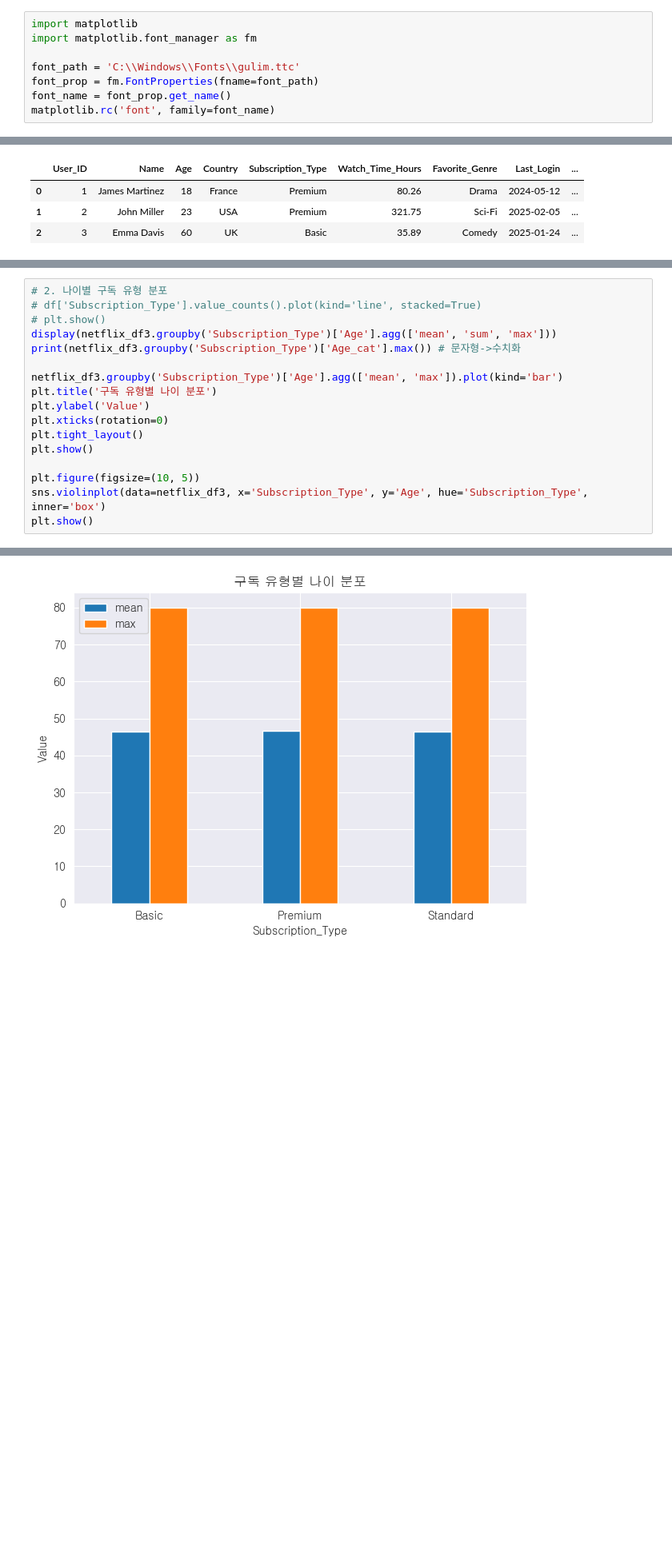
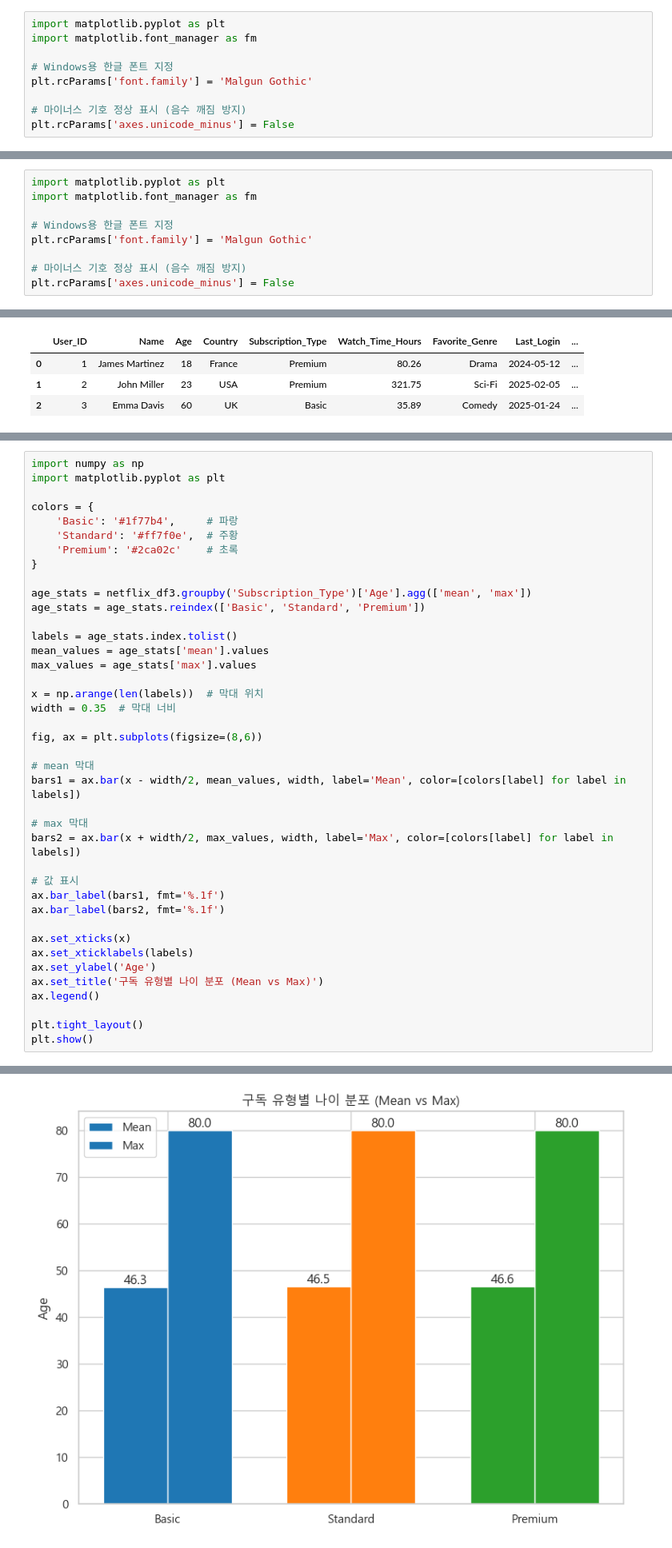
Before and after one commit to skn-ai14-250409/SKN14-EDA-5Team, a Jupyter notebook: JeonJungKyu/last.ipynb, the cells around one changed output, grey strips where cells are left out. Shown at 80% size. Cells and saved outputs as stored; diff of their text form; blank space fills up the shorter version.

```diff
--- a/JeonJungKyu/last.ipynb
+++ b/JeonJungKyu/last.ipynb
@@ -60,11 +60,12 @@ Data columns (total 8 columns):
 dtypes: float64(1), int64(2), object(5)
 memory usage: 1.5+ MB
 # %%
-import matplotlib
+import matplotlib.pyplot as plt
 import matplotlib.font_manager as fm
 
-font_path = 'C:\\Windows\\Fonts\\gulim.ttc'
-font_prop = fm.FontProperties(fname=font_path)
-font_name = font_prop.get_name()
-matplotlib.rc('font', family=font_name)
+# Windows용 한글 폰트 지정
+plt.rcParams['font.family'] = 'Malgun Gothic'
+
+# 마이너스 기호 정상 표시 (음수 깨짐 방지)
+plt.rcParams['axes.unicode_minus'] = False
 # %%
@@ -419,3 +410,12 @@ plt.show()
+# %%
+import matplotlib.pyplot as plt
+import matplotlib.font_manager as fm
+
+# Windows용 한글 폰트 지정
+plt.rcParams['font.family'] = 'Malgun Gothic'
+
+# 마이너스 기호 정상 표시 (음수 깨짐 방지)
+plt.rcParams['axes.unicode_minus'] = False
 # %%
 # 나이그룹 범주형
 netflix_df3 = pd.read_csv('data/netflix_users.csv')
@@ -482,18 +482,41 @@ plt.show()
 # %%
-# 2. 나이별 구독 유형 분포
-# df['Subscription_Type'].value_counts().plot(kind='line', stacked=True)
-# plt.show()
-display(netflix_df3.groupby('Subscription_Type')['Age'].agg(['mean', 'sum', 'max']))
-print(netflix_df3.groupby('Subscription_Type')['Age_cat'].max()) # 문자형->수치화
+import numpy as np
+import matplotlib.pyplot as plt
 
-netflix_df3.groupby('Subscription_Type')['Age'].agg(['mean', 'max']).plot(kind='bar')
-plt.title('구독 유형별 나이 분포')
-plt.ylabel('Value')
-plt.xticks(rotation=0)
+colors = {
+    'Basic': '#1f77b4',     # 파랑
+    'Standard': '#ff7f0e',  # 주황
+    'Premium': '#2ca02c'    # 초록
+}
+
+age_stats = netflix_df3.groupby('Subscription_Type')['Age'].agg(['mean', 'max'])
+age_stats = age_stats.reindex(['Basic', 'Standard', 'Premium'])
+
+labels = age_stats.index.tolist()
+mean_values = age_stats['mean'].values
+max_values = age_stats['max'].values
+
+x = np.arange(len(labels))  # 막대 위치
+width = 0.35  # 막대 너비
+
+fig, ax = plt.subplots(figsize=(8,6))
+
+# mean 막대
+bars1 = ax.bar(x - width/2, mean_values, width, label='Mean', color=[colors[label] for label in labels])
+
+# max 막대
+bars2 = ax.bar(x + width/2, max_values, width, label='Max', color=[colors[label] for label in labels])
+
+# 값 표시
+ax.bar_label(bars1, fmt='%.1f')
+ax.bar_label(bars2, fmt='%.1f')
+
+ax.set_xticks(x)
+ax.set_xticklabels(labels)
+ax.set_ylabel('Age')
+ax.set_title('구독 유형별 나이 분포 (Mean vs Max)')
+ax.legend()
+
 plt.tight_layout()
 plt.show()
-
-plt.figure(figsize=(10, 5))
-sns.violinplot(data=netflix_df3, x='Subscription_Type', y='Age', hue='Subscription_Type', inner='box')
-plt.show()
 # %% [output]
@@ -511 +523 @@ Categories (4, object): ['Teenager' < 'Young Adult' < 'Adult' < 'Senior']
-[figure, old version]
+[figure, new version]
```
Also changed, not shown: parts of 10 cells of this notebook.
